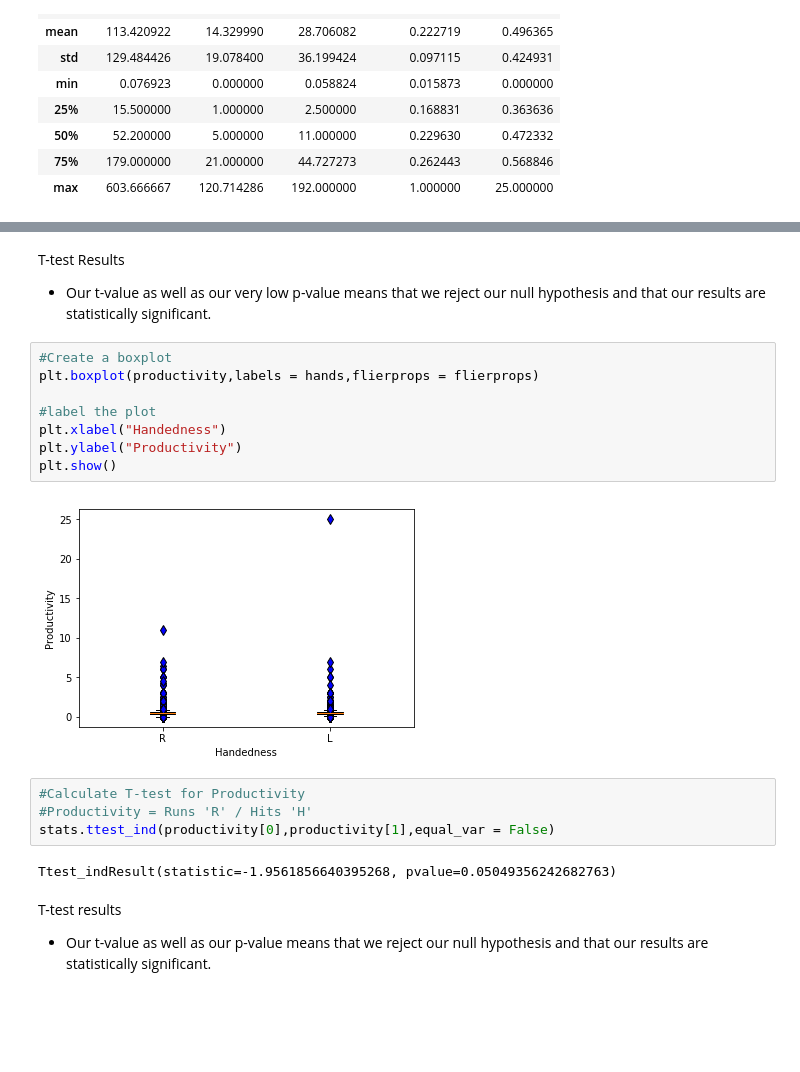
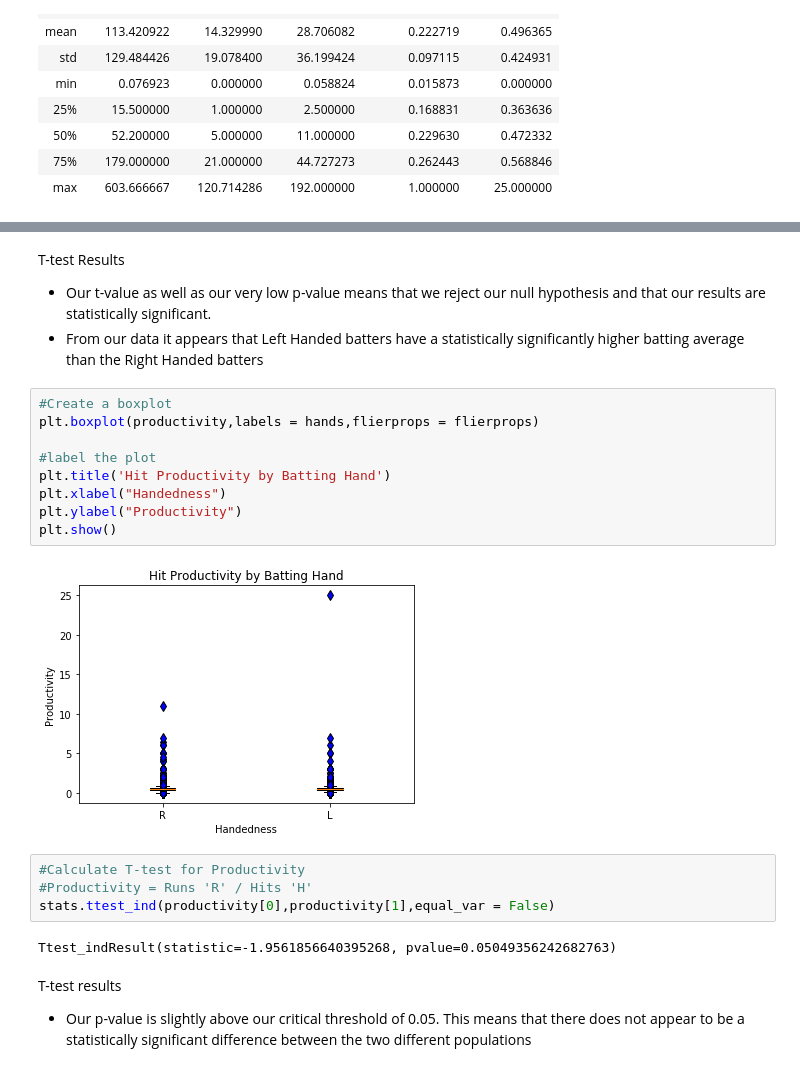
Before and after one commit to mgood13/data_analytics_project1, a Jupyter notebook: Handedness vs. Batting.ipynb, the cells around one changed output, grey strips where cells are left out. Saved outputs shown, nothing was run; the diff lists cells and outputs as text; blank space fills up the shorter version.

```diff
--- a/Handedness vs. Batting.ipynb
+++ b/Handedness vs. Batting.ipynb
@@ -174,22 +174,24 @@ Ttest_indResult(statistic=-8.587512468688194, pvalue=1.049549016688599e-17)
 # %% [markdown]
 T-test Results
 * Our t-value as well as our very low p-value means that we reject our null hypothesis and that our results are statistically significant.
+* From our data it appears that Left Handed batters have a statistically significantly higher batting average than the Right Handed batters
 # %%
 #Create a boxplot
 plt.boxplot(productivity,labels = hands,flierprops = flierprops)
 
 #label the plot
+plt.title('Hit Productivity by Batting Hand')
 plt.xlabel("Handedness")
 plt.ylabel("Productivity")
 plt.show()
 # %% [output]
-[figure, old version]
+[figure, new version]
 # %%
 #Calculate T-test for Productivity
 #Productivity = Runs 'R' / Hits 'H'
 stats.ttest_ind(productivity[0],productivity[1],equal_var = False)
 # %% [output]
 Ttest_indResult(statistic=-1.9561856640395268, pvalue=0.05049356242682763)
-# %% [markdown]
-T-test results
- * Our t-value as well as our p-value means that we reject our null hypothesis and that our results are statistically significant.
+# %% [markdown]
+T-test results
+ * Our p-value is slightly above our critical threshold of 0.05. This means that there does not appear to be a statistically significant difference between the two different populations
```
Also changed, not shown: parts of 5 cells of this notebook.
